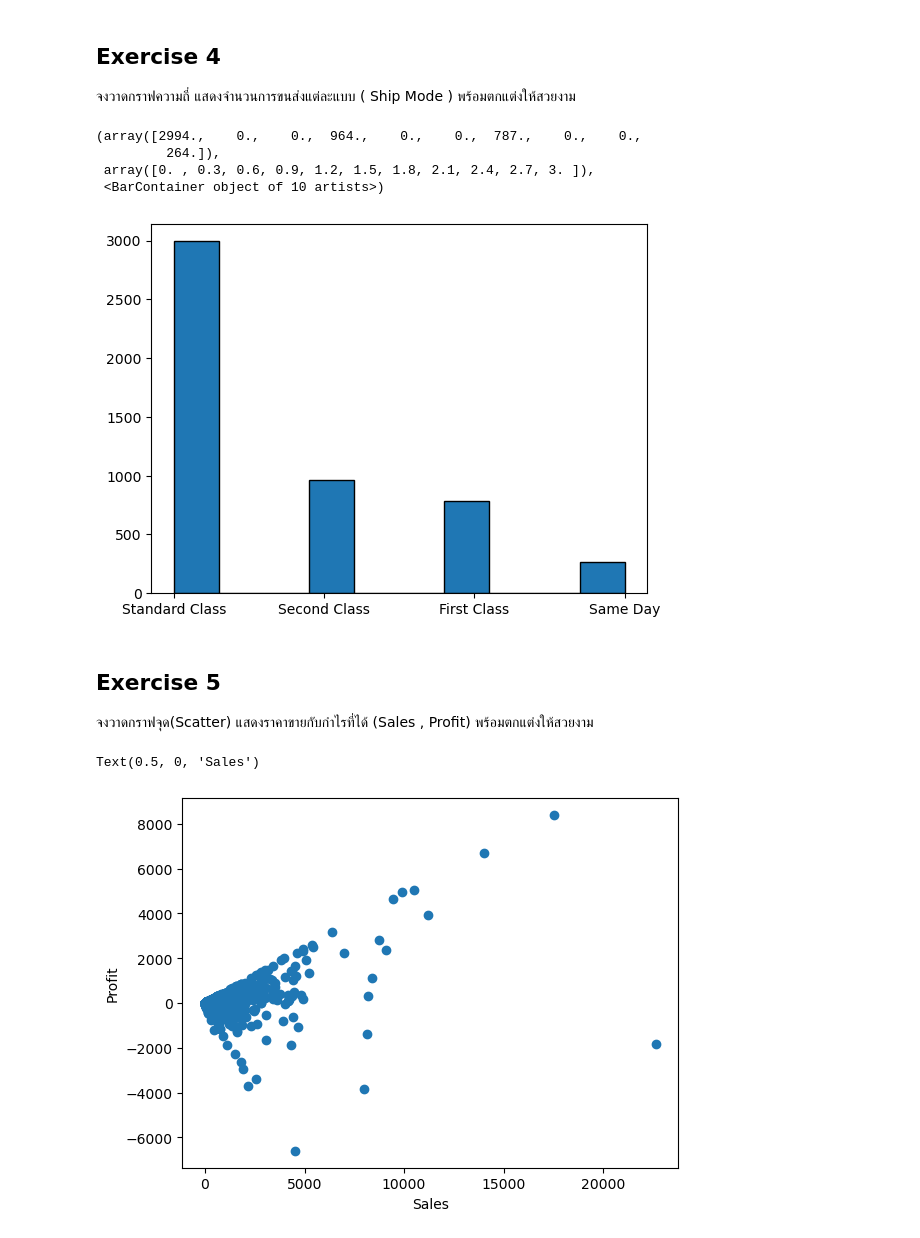
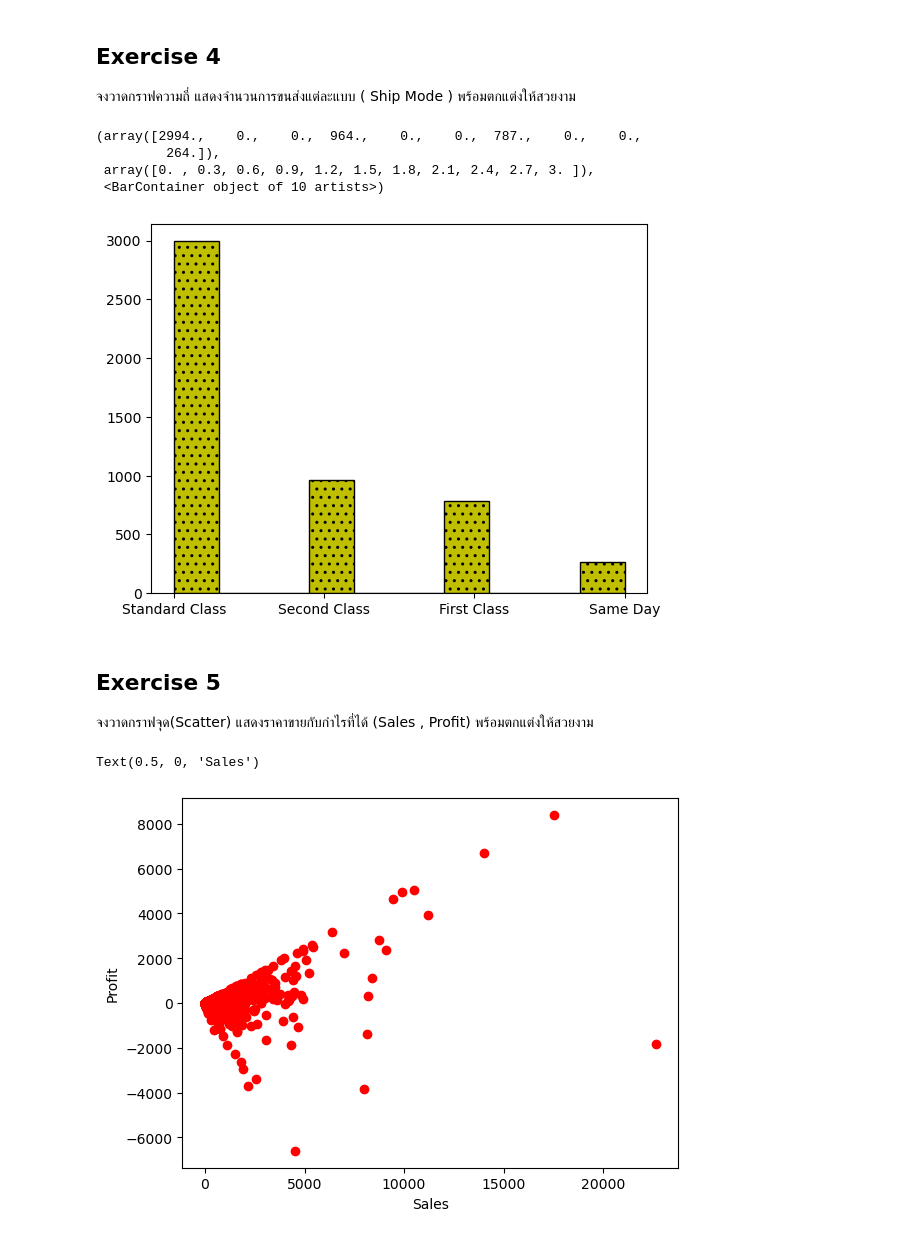
Before and after one commit to N0Z3I/01418323-Data-Science, a Jupyter notebook: Lab/IDS - Lab 6.ipynb, the cells around one changed output. Cells and saved outputs as stored; diff of their text form; code cells hidden in the pictures.

```diff
--- a/Lab/IDS - Lab 6.ipynb
+++ b/Lab/IDS - Lab 6.ipynb
@@ -112,15 +112,15 @@ plt.show()
 # %%
 orderIdShipMode = pd.DataFrame({"Order ID":df["Order ID"],"Ship Mode":df["Ship Mode"]})
 
 callased_df = orderIdShipMode.groupby("Order ID").first().reset_index()
 
-plt.hist(callased_df["Ship Mode"],ec='k')
+plt.hist(callased_df["Ship Mode"],ec='k',color='y',alpha = 1,hatch='..')
 # %% [output]
 (array([2994.,    0.,    0.,  964.,    0.,    0.,  787.,    0.,    0.,
          264.]),
  array([0. , 0.3, 0.6, 0.9, 1.2, 1.5, 1.8, 2.1, 2.4, 2.7, 3. ]),
  <BarContainer object of 10 artists>)
-[figure, old version]
+[figure, new version]
 # %% [markdown]
 ## Exercise 5
 
@@ -130,9 +130,9 @@ sales=df['Sales']
 profit=df['Profit']
 # %%
 ax = plt.axes()
-ax.scatter(x=sales,y=profit)
+ax.scatter(x=sales,y=profit,color="r")
 ax.set_ylabel('Profit')
 ax.set_xlabel('Sales')
 # %% [output]
 Text(0.5, 0, 'Sales')
-[figure, old version]
+[figure, new version]
```
Also changed, not shown: parts of 1 cell of this notebook.
